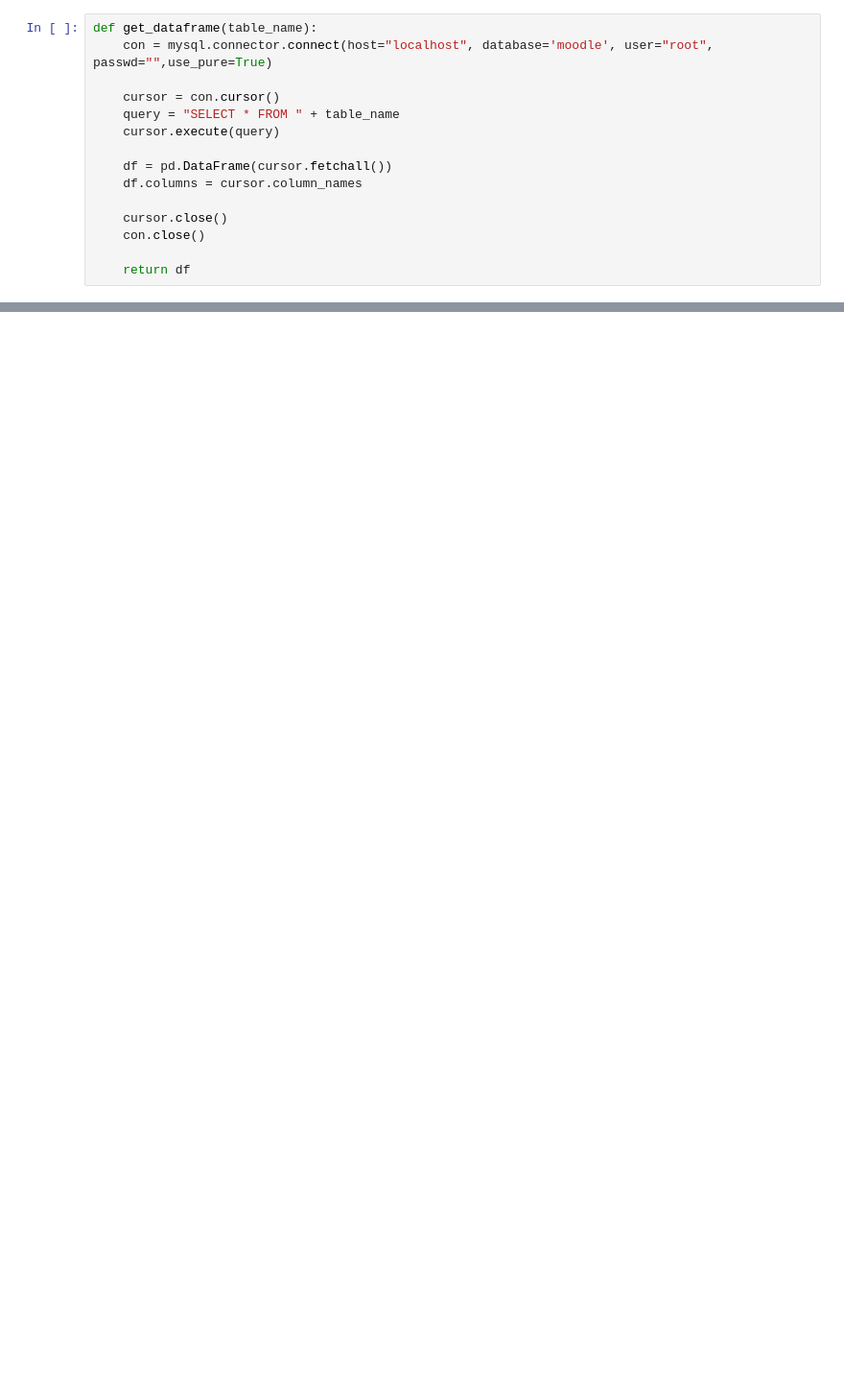
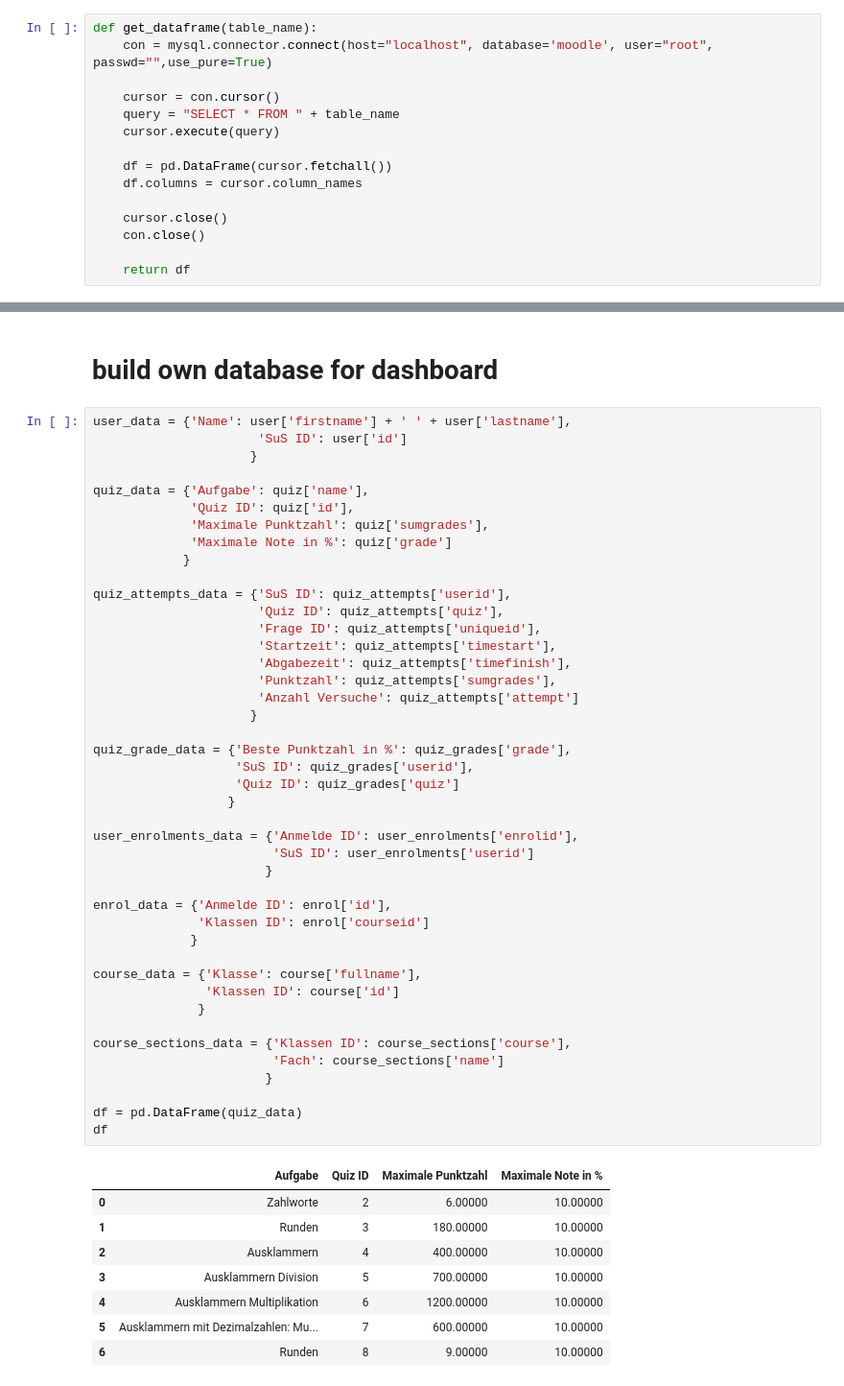
Before and after one commit to LearningAnalyticsDashboard2023/learning_analytics_dashboard, a Jupyter notebook: SQL Dashboard.ipynb, the cells around one changed output, grey strips where cells are left out. Shown at 96% size. Drawn from its saved outputs; the diff is of its cells as text; blank space fills up the shorter version.

```diff
--- a/SQL Dashboard.ipynb
+++ b/SQL Dashboard.ipynb
@@ -103,0 +62,54 @@ df_column
+# %% [markdown]
+# build own database for dashboard
+# %%
+user_data = {'Name': user['firstname'] + ' ' + user['lastname'],
+                      'SuS ID': user['id']
+                     }
+
+quiz_data = {'Aufgabe': quiz['name'],
+             'Quiz ID': quiz['id'],
+             'Maximale Punktzahl': quiz['sumgrades'],
+             'Maximale Note in %': quiz['grade']
+            }
+
+quiz_attempts_data = {'SuS ID': quiz_attempts['userid'],
+                      'Quiz ID': quiz_attempts['quiz'],
+                      'Frage ID': quiz_attempts['uniqueid'],
+                      'Startzeit': quiz_attempts['timestart'],
+                      'Abgabezeit': quiz_attempts['timefinish'],
+                      'Punktzahl': quiz_attempts['sumgrades'],
+                      'Anzahl Versuche': quiz_attempts['attempt']
+                     }
+
+quiz_grade_data = {'Beste Punktzahl in %': quiz_grades['grade'],
+                   'SuS ID': quiz_grades['userid'],
+                   'Quiz ID': quiz_grades['quiz']
+                  }
+
+user_enrolments_data = {'Anmelde ID': user_enrolments['enrolid'],
+                        'SuS ID': user_enrolments['userid']
+                       }
+
+enrol_data = {'Anmelde ID': enrol['id'],
+              'Klassen ID': enrol['courseid']
+             }
+
+course_data = {'Klasse': course['fullname'],
+               'Klassen ID': course['id']
+              }
+
+course_sections_data = {'Klassen ID': course_sections['course'],
+                        'Fach': course_sections['name']
+                       }
+
+df = pd.DataFrame(quiz_data)
+df
+# %% [output]
+|  | Aufgabe | Quiz ID | Maximale Punktzahl | Maximale Note in % |
+| 0 | Zahlworte | 2 | 6.00000 | 10.00000 |
+| 1 | Runden | 3 | 180.00000 | 10.00000 |
+| 2 | Ausklammern | 4 | 400.00000 | 10.00000 |
+| 3 | Ausklammern Division | 5 | 700.00000 | 10.00000 |
+| 4 | Ausklammern Multiplikation | 6 | 1200.00000 | 10.00000 |
+| 5 | Ausklammern mit Dezimalzahlen: Mu... | 7 | 600.00000 | 10.00000 |
+| 6 | Runden | 8 | 9.00000 | 10.00000 |
```
Also changed, not shown: parts of 14 cells of this notebook, 1 other file.
